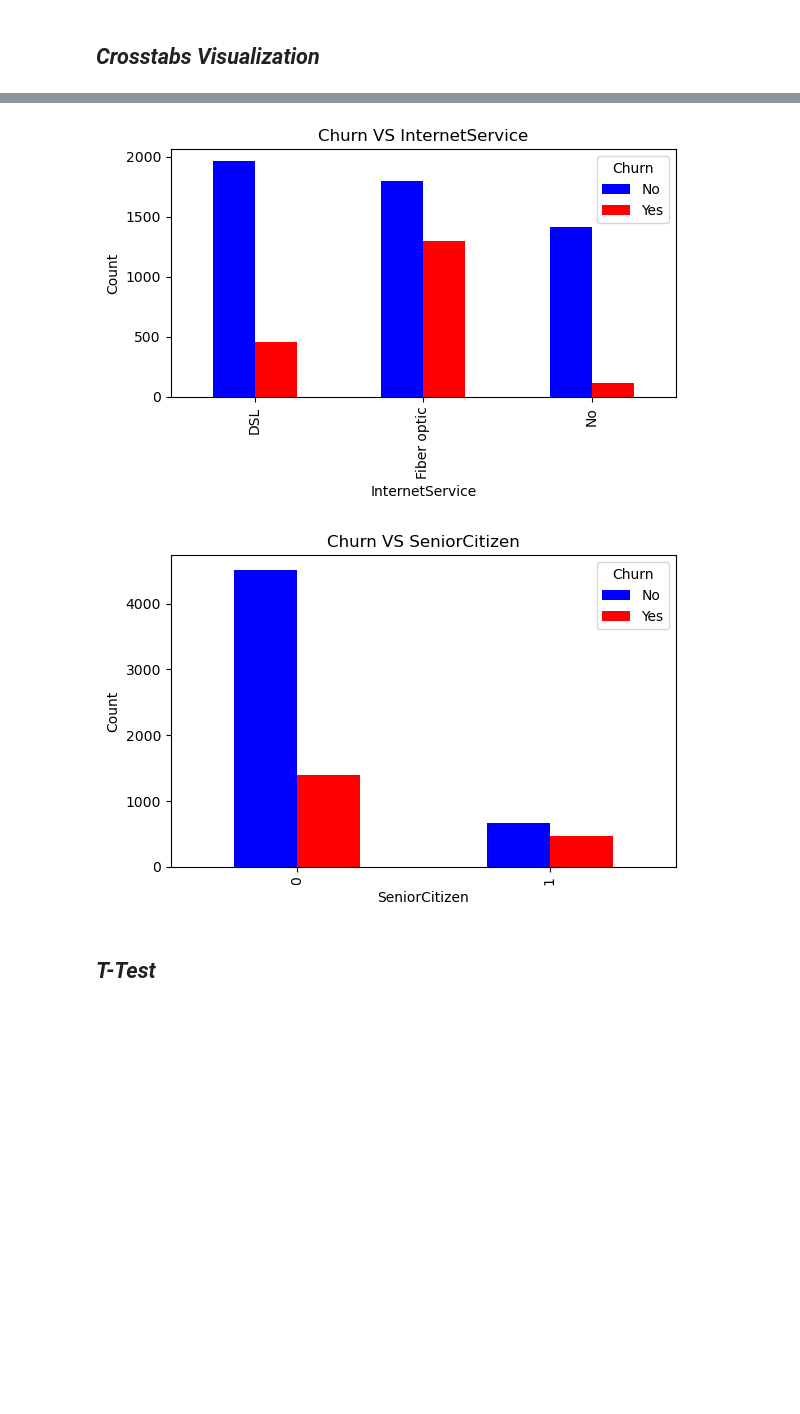
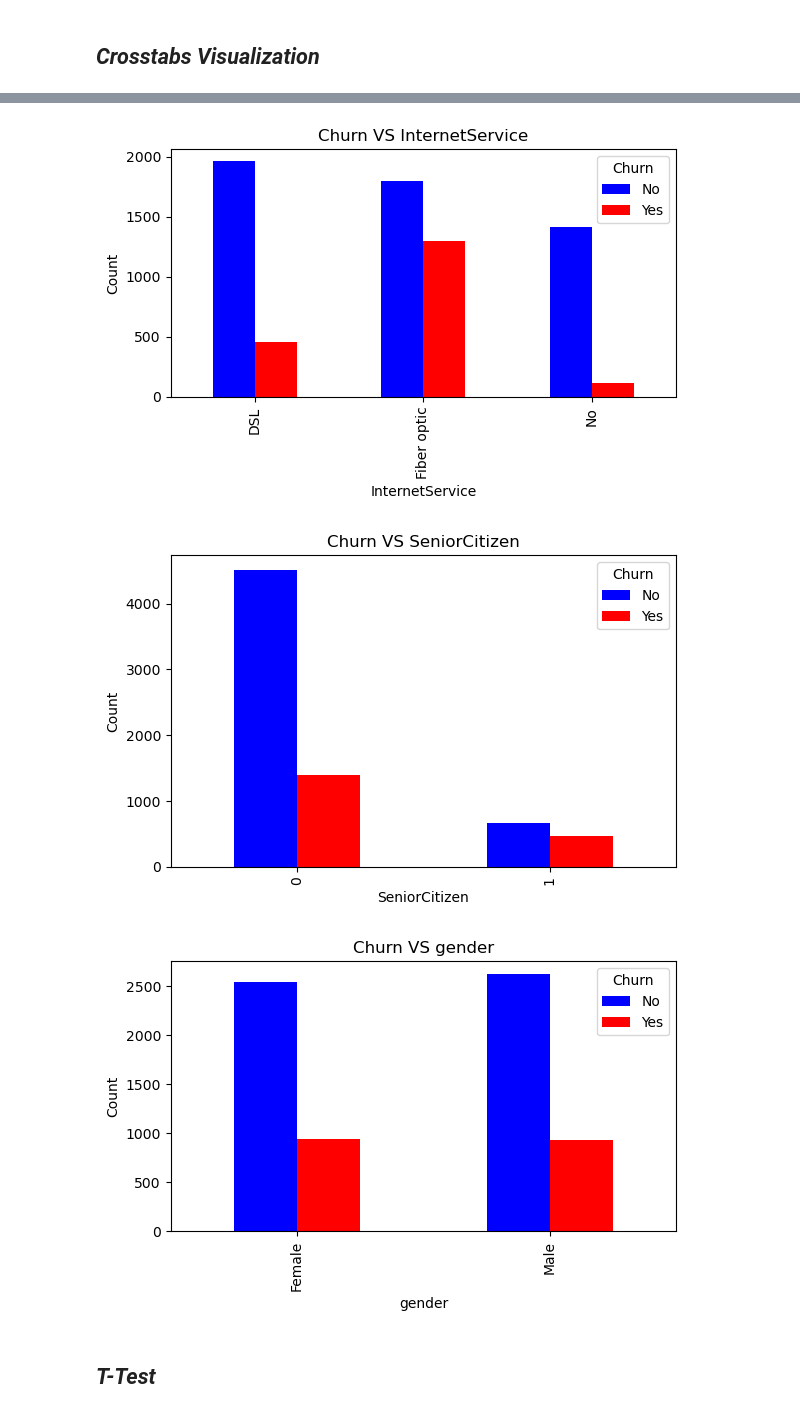
Before and after one commit to ItSick/AI-EDA, a Jupyter notebook: Telco-Customer-Churn.ipynb, the cells around one changed output, grey strips where cells are left out. Cells and saved outputs as stored; diff of their text form; code cells hidden in the pictures; blank space fills up the shorter version.

```diff
--- a/Telco-Customer-Churn.ipynb
+++ b/Telco-Customer-Churn.ipynb
@@ -538,27 +543,28 @@ pd.crosstab(data['Partner'], data['Churn'])
 ## ***Crosstabs Visualization***
 # %%
 categorical_cols = ['Contract', 'PaymentMethod', 'PaperlessBilling',
-                    'InternetService', 'SeniorCitizen']
+                    'InternetService', 'SeniorCitizen','gender']
 
 for col in categorical_cols:
     cross_tab = pd.crosstab(data[col], data['Churn'])
 
     cross_tab.plot(kind='bar', stacked=False,
                    color=['blue', 'red'],  # Blue is "No", red is "Yes"
                    figsize=(6, 4))
 
     plt.title(f'Churn VS {col}')
     plt.ylabel('Count')
     plt.xlabel(col)
     plt.legend(title='Churn', loc='upper right')
     plt.tight_layout()
     plt.show()
 # %% [output]
 [figure]
 [figure]
 [figure]
 [figure]
 [figure]
+[figure, added]
 # %% [markdown]
 ## ***T-Test***
 # %% [markdown]
```
Also changed, not shown: parts of 4 cells of this notebook.
